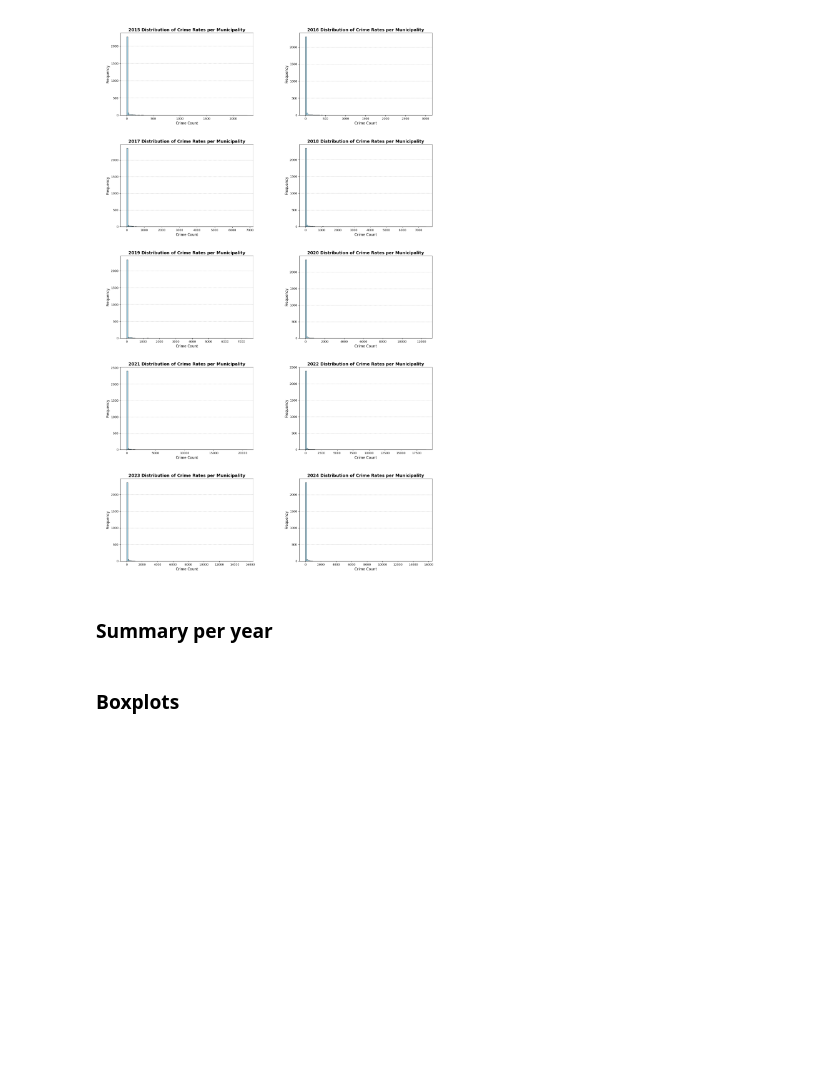
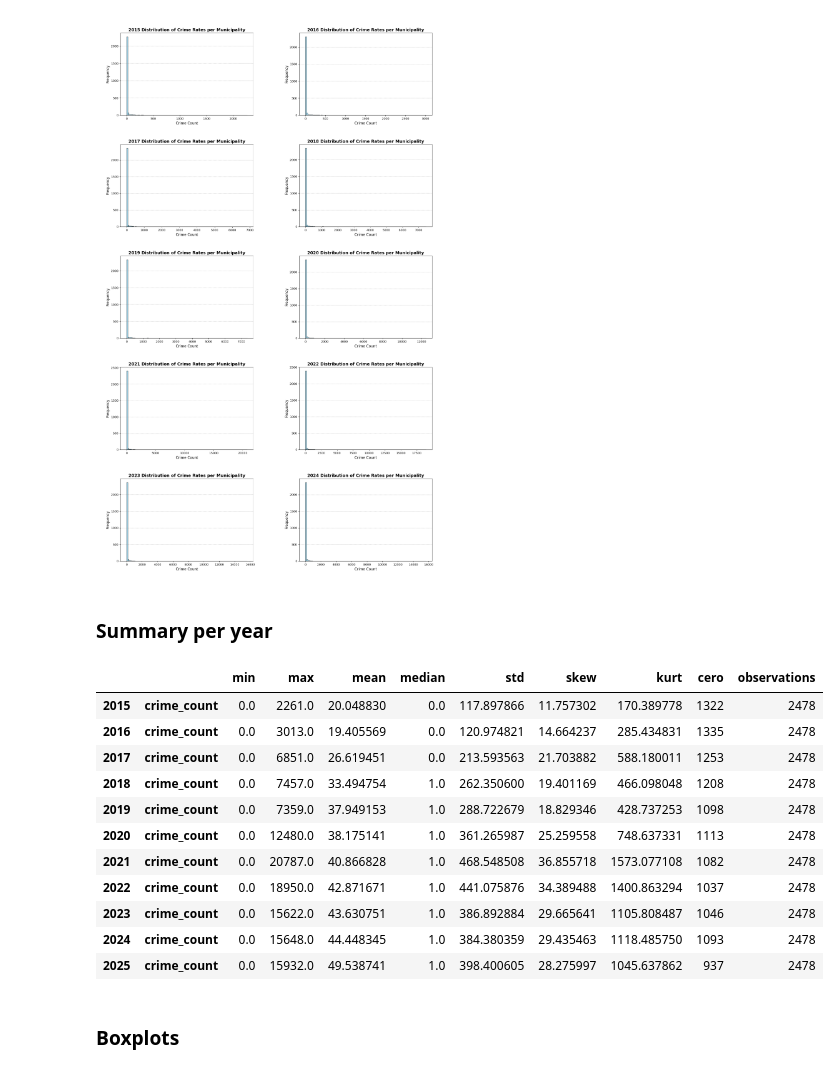
Before and after one commit to FrancoJPM1991/organized_crime_bayesian_prediction, a Jupyter notebook: notebooks/02_raw_descriptive_analysis/descriptive_analysis.ipynb, the cells around one changed output. Cells and saved outputs as stored; diff of their text form; code cells hidden in the pictures; blank space fills up the shorter version.

```diff
--- a/notebooks/02_descriptive_analysis/descriptive_analysis.ipynb
+++ b/notebooks/02_raw_descriptive_analysis/descriptive_analysis.ipynb
@@ -80,12 +80,27 @@ for name, value in crime_count_dict.items():
     summary_dfs[name] = value['crime_count'].agg([
         'min', 'max', 'mean', 'median', 'std', 'skew', 'kurt'
     ]).to_frame().T
-    summary_dfs[name]['missing'] = value['crime_count'].isna().sum()
+    summary_dfs[name]['cero'] = (value['crime_count'] == 0).sum()
     summary_dfs[name]['observations'] = len(value['crime_count'])
 
 combined_summary_df = pd.concat(summary_dfs.values(), keys=summary_dfs.keys())
 # %%
 combined_summary_df.to_csv(RESULTS_DATA_DIR/f"descriptive_analysis/data_descriptive_summary.csv")
+# %%
+combined_summary_df
+# %% [output]
+|  |  | min | max | mean | median | std | skew | kurt | cero | observations |
+| 2015 | crime_count | 0.0 | 2261.0 | 20.048830 | 0.0 | 117.897866 | 11.757302 | 170.389778 | 1322 | 2478 |
+| 2016 | crime_count | 0.0 | 3013.0 | 19.405569 | 0.0 | 120.974821 | 14.664237 | 285.434831 | 1335 | 2478 |
+| 2017 | crime_count | 0.0 | 6851.0 | 26.619451 | 0.0 | 213.593563 | 21.703882 | 588.180011 | 1253 | 2478 |
+| 2018 | crime_count | 0.0 | 7457.0 | 33.494754 | 1.0 | 262.350600 | 19.401169 | 466.098048 | 1208 | 2478 |
+| 2019 | crime_count | 0.0 | 7359.0 | 37.949153 | 1.0 | 288.722679 | 18.829346 | 428.737253 | 1098 | 2478 |
+| 2020 | crime_count | 0.0 | 12480.0 | 38.175141 | 1.0 | 361.265987 | 25.259558 | 748.637331 | 1113 | 2478 |
+| 2021 | crime_count | 0.0 | 20787.0 | 40.866828 | 1.0 | 468.548508 | 36.855718 | 1573.077108 | 1082 | 2478 |
+| 2022 | crime_count | 0.0 | 18950.0 | 42.871671 | 1.0 | 441.075876 | 34.389488 | 1400.863294 | 1037 | 2478 |
+| 2023 | crime_count | 0.0 | 15622.0 | 43.630751 | 1.0 | 386.892884 | 29.665641 | 1105.808487 | 1046 | 2478 |
+| 2024 | crime_count | 0.0 | 15648.0 | 44.448345 | 1.0 | 384.380359 | 29.435463 | 1118.485750 | 1093 | 2478 |
+| 2025 | crime_count | 0.0 | 15932.0 | 49.538741 | 1.0 | 398.400605 | 28.275997 | 1045.637862 | 937 | 2478 |
 # %% [markdown]
 ### Boxplots
 # %%
```
Also changed, not shown: 45 other files.
